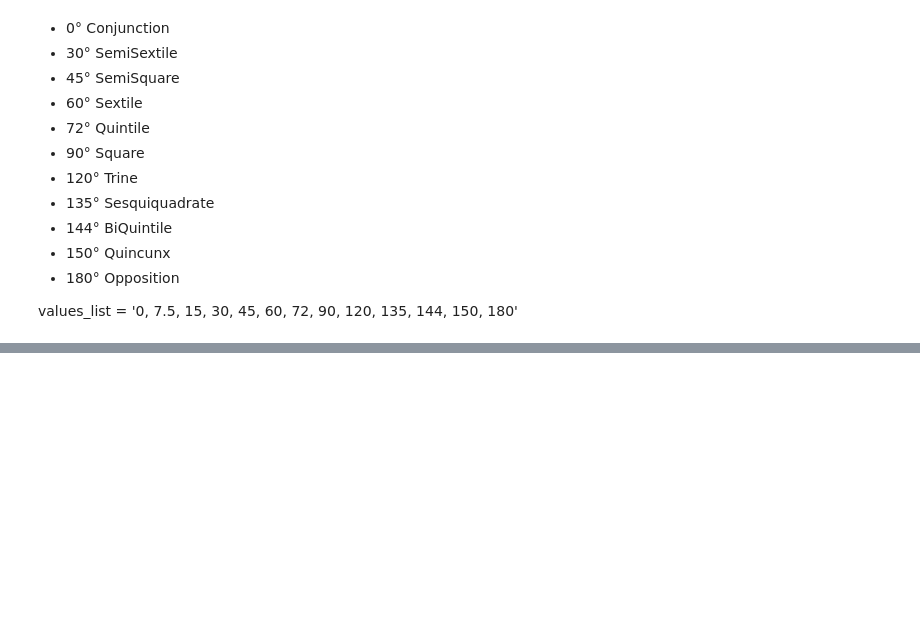
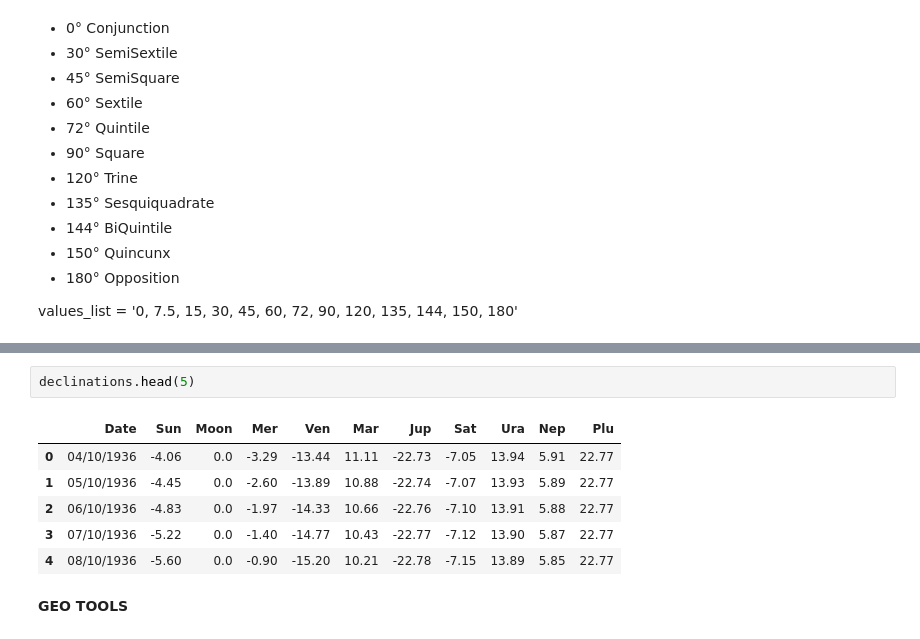
Before and after one commit to amirlehmam/MEMOIREPROPRE, a Jupyter notebook: PIPELINE.ipynb, the cells around one changed output, grey strips where cells are left out. Saved outputs shown, nothing was run; the diff lists cells and outputs as text; blank space fills up the shorter version.

```diff
--- a/PIPELINE.ipynb
+++ b/PIPELINE.ipynb
@@ -4164,3 +4186,14 @@ helio_asp
+# %%
+declinations.head(5)
+# %% [output]
+|  | Date | Sun | Moon | Mer | Ven | Mar | Jup | Sat | Ura | Nep | Plu |
+| 0 | 04/10/1936 | -4.06 | 0.0 | -3.29 | -13.44 | 11.11 | -22.73 | -7.05 | 13.94 | 5.91 | 22.77 |
+| 1 | 05/10/1936 | -4.45 | 0.0 | -2.60 | -13.89 | 10.88 | -22.74 | -7.07 | 13.93 | 5.89 | 22.77 |
+| 2 | 06/10/1936 | -4.83 | 0.0 | -1.97 | -14.33 | 10.66 | -22.76 | -7.10 | 13.91 | 5.88 | 22.77 |
+| 3 | 07/10/1936 | -5.22 | 0.0 | -1.40 | -14.77 | 10.43 | -22.77 | -7.12 | 13.90 | 5.87 | 22.77 |
+| 4 | 08/10/1936 | -5.60 | 0.0 | -0.90 | -15.20 | 10.21 | -22.78 | -7.15 | 13.89 | 5.85 | 22.77 |
+# %% [markdown]
+**GEO TOOLS**
 # %%
 # GEO TOOLS
 
```
Also changed, not shown: parts of 78 cells of this notebook, 3 other files.
